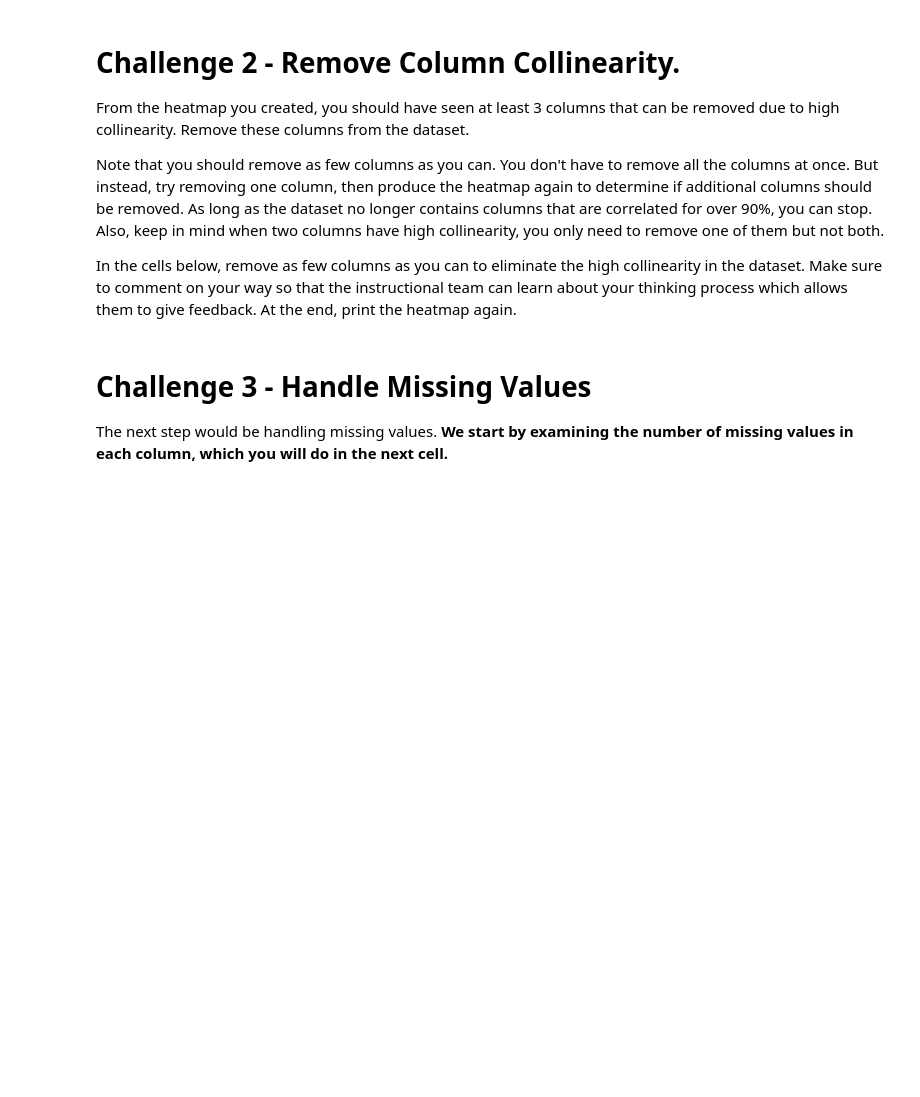
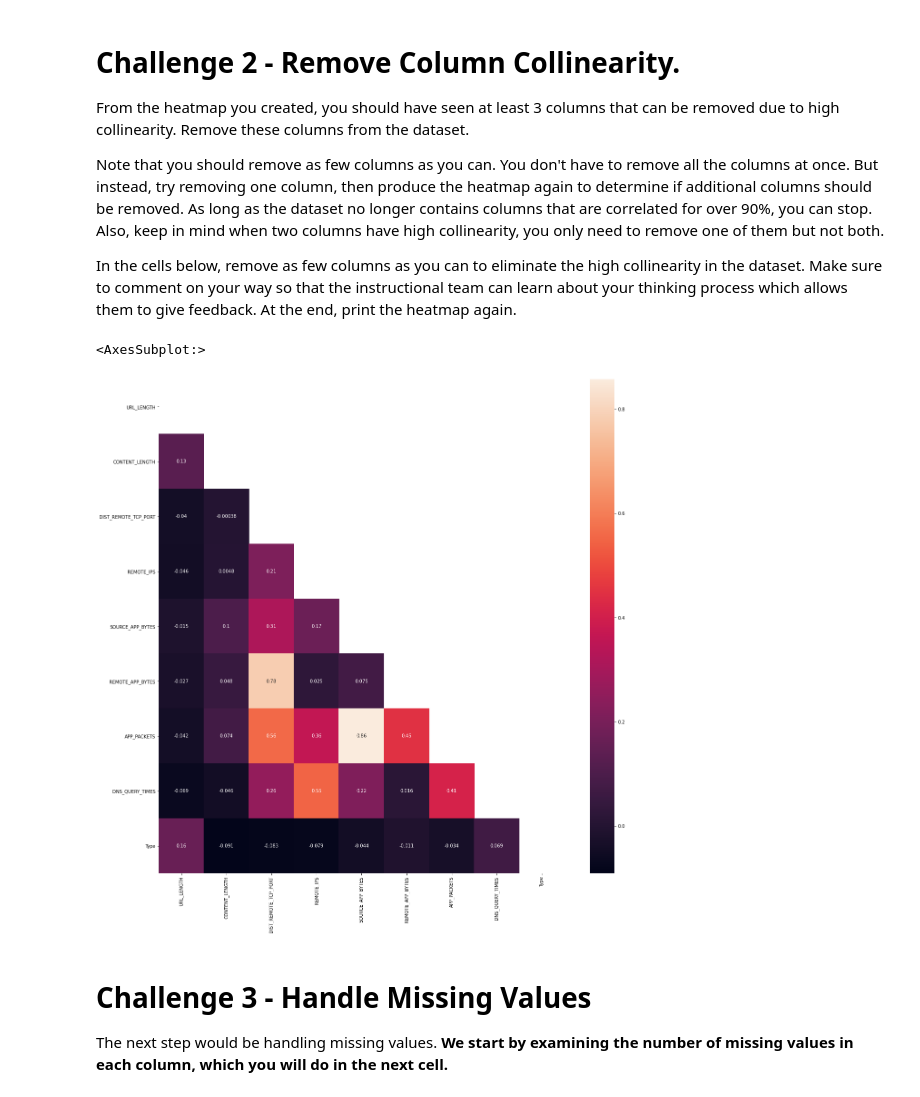
Before and after one commit to ta-data-remote/lab-supervised-learning, a Jupyter notebook: your-code/main.ipynb, the cells around one changed output. Drawn from its saved outputs; the diff is of its cells as text; code cells hidden in the pictures; blank space fills up the shorter version.

```diff
--- a/your-code/main.ipynb
+++ b/your-code/main.ipynb
@@ -71,3 +114,14 @@ In the cells below, remove as few columns as you can to eliminate the high colli
+# %%
+websites = websites.drop(columns = ['SOURCE_APP_PACKETS', 'REMOTE_APP_PACKETS', 'APP_BYTES', 'TCP_CONVERSATION_EXCHANGE', 'NUMBER_SPECIAL_CHARACTERS'])
+# %%
+c = websites.corr()
+fig_dims = (20, 20)
+mask = np.triu(np.ones_like(c, dtype=bool))
+fig, ax = plt.subplots(figsize=fig_dims)
+sns.heatmap(c, annot=True,ax = ax, mask=mask)
+# %% [output]
+<AxesSubplot:>
+[figure, added]
 # %% [markdown]
 # Challenge 3 - Handle Missing Values
 
```
Also changed, not shown: parts of 75 cells of this notebook.
